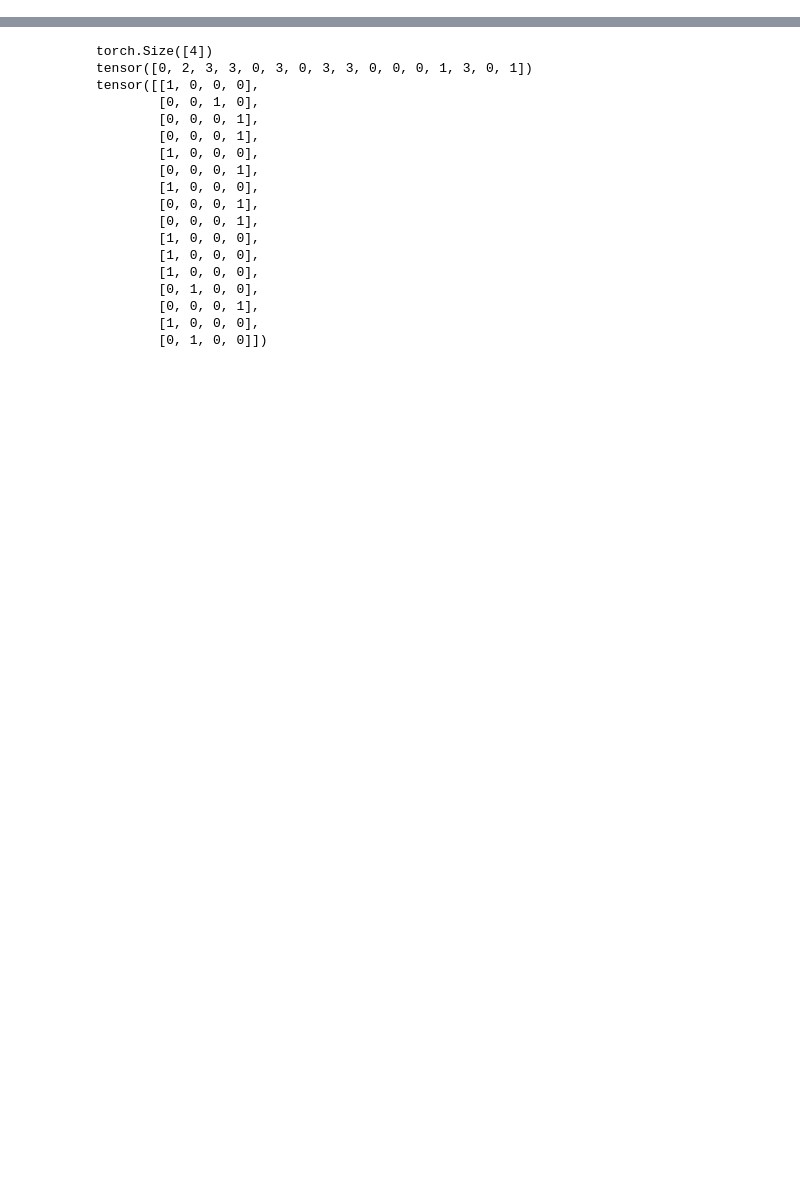
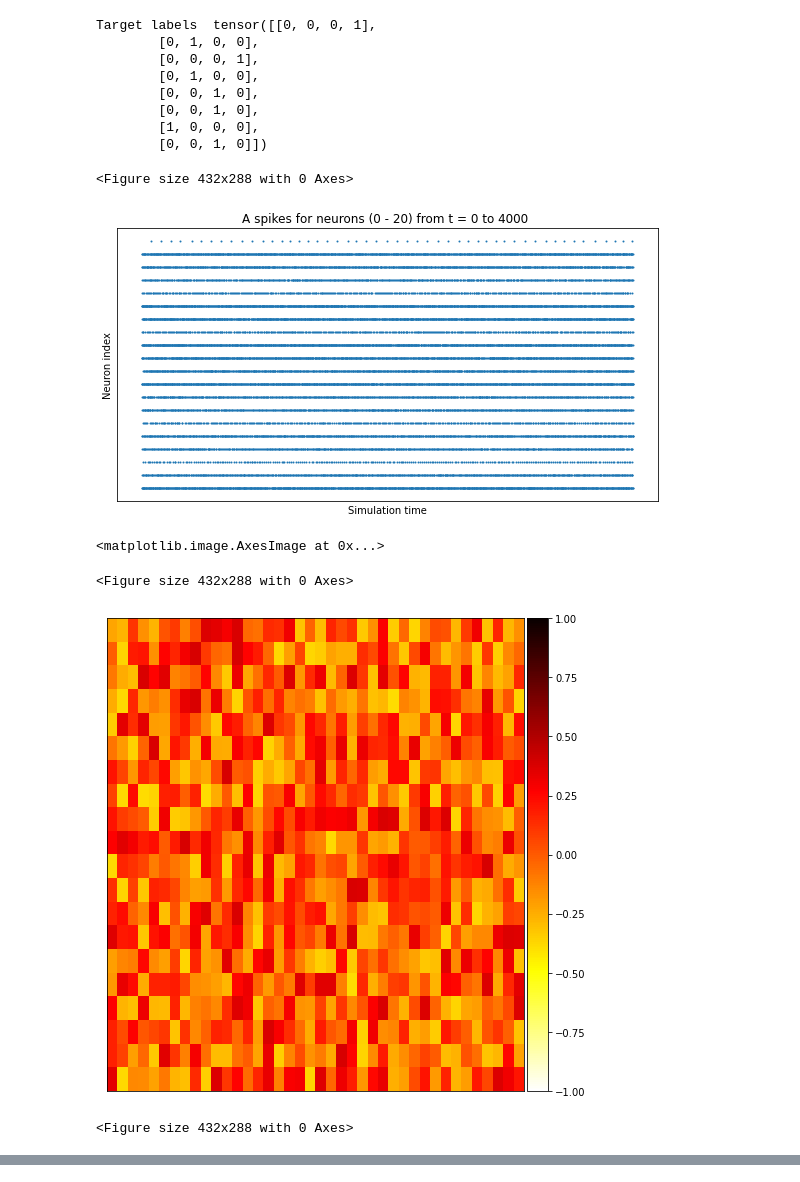
Before and after one commit to aravsi77/spiking_neural_network_thesis, a Jupyter notebook: test_bindsnet_simulation.ipynb, the cells around one changed output, grey strips where cells are left out. Saved outputs shown, nothing was run; the diff lists cells and outputs as text; code cells hidden in the pictures; blank space fills up the shorter version.

```diff
--- a/test_bindsnet_simulation.ipynb
+++ b/test_bindsnet_simulation.ipynb
@@ -276,12 +270,42 @@ Total synapses weights: 256 (256 trainable)
 # %%
 #create input spike data, where each spike is distributed according bernoulli
 #input_data = torch.bernoulli(0.1 * torch.ones(time, source_layer.n)).byte()
 #inputs = {"A":input_data}
+spike_rate = 350 #maximum spike rate in hz
 
-input_rates = 350 * torch.rand(source_layer.n)  # Generate random Poisson rates for N input neurons.
+input_rates = spike_rate * torch.rand(source_layer.n)  # Generate random Poisson rates for N input neurons.
 input_data= encoding.poisson(datum=input_rates, time=time * batch)  # Encode input as time ms Poisson spike trains.
 inputs = {"A":input_data}
 
-y = torch.tensor([0, 0, 0, 1],dtype=torch.uint8) #target label
-#simulate network on input data
-network.run(inputs=inputs,time=time)
+vary = torch.randint(low=0,high=target_layer.n,size=[batch])
+if batch == 1:
+    y = torch.tensor([0, 1, 0, 0],dtype=torch.uint8) #target label
+else:
+    y = torch.nn.functional.one_hot(vary)
+
+print("Target labels ",y)
+
+#plot the input train spike
+plt.ioff()
+plt.figure()
+plot_spikes(inputs)
+plt.show()
+plt.figure()
+plot_weights(forward_connection1.w,wmin=-1,figsize=[7,7])
+plt.figure()
+plot_weights(forward_connection2.w,wmin=-1,figsize=[7,7])
+# %% [output]
+Target labels  tensor([[0, 0, 0, 1],
+        [0, 1, 0, 0],
+        [0, 0, 0, 1],
+        [0, 1, 0, 0],
+        [0, 0, 1, 0],
+        [0, 0, 1, 0],
+        [1, 0, 0, 0],
+        [0, 0, 1, 0]])
+<Figure size 432x288 with 0 Axes>
+[figure, added]
+<matplotlib.image.AxesImage at 0x...>
+<Figure size 432x288 with 0 Axes>
+[figure, added]
+<Figure size 432x288 with 0 Axes>
@@ -288,26 +312,0 @@ network.run(inputs=inputs,time=time)
-# %%
-print(y.shape)
-
-vary = torch.randint(low=0,high=target_layer.n,size=[16])
-print(vary)
-vary_ohe = torch.nn.functional.one_hot(vary)
-print(vary_ohe)
-# %% [output]
-torch.Size([4])
-tensor([0, 2, 3, 3, 0, 3, 0, 3, 3, 0, 0, 0, 1, 3, 0, 1])
-tensor([[1, 0, 0, 0],
-        [0, 0, 1, 0],
-        [0, 0, 0, 1],
-        [0, 0, 0, 1],
-        [1, 0, 0, 0],
-        [0, 0, 0, 1],
-        [1, 0, 0, 0],
-        [0, 0, 0, 1],
-        [0, 0, 0, 1],
-        [1, 0, 0, 0],
-        [1, 0, 0, 0],
-        [1, 0, 0, 0],
-        [0, 1, 0, 0],
-        [0, 0, 0, 1],
-        [1, 0, 0, 0],
-        [0, 1, 0, 0]])
```
Also changed, not shown: parts of 15 cells of this notebook.
